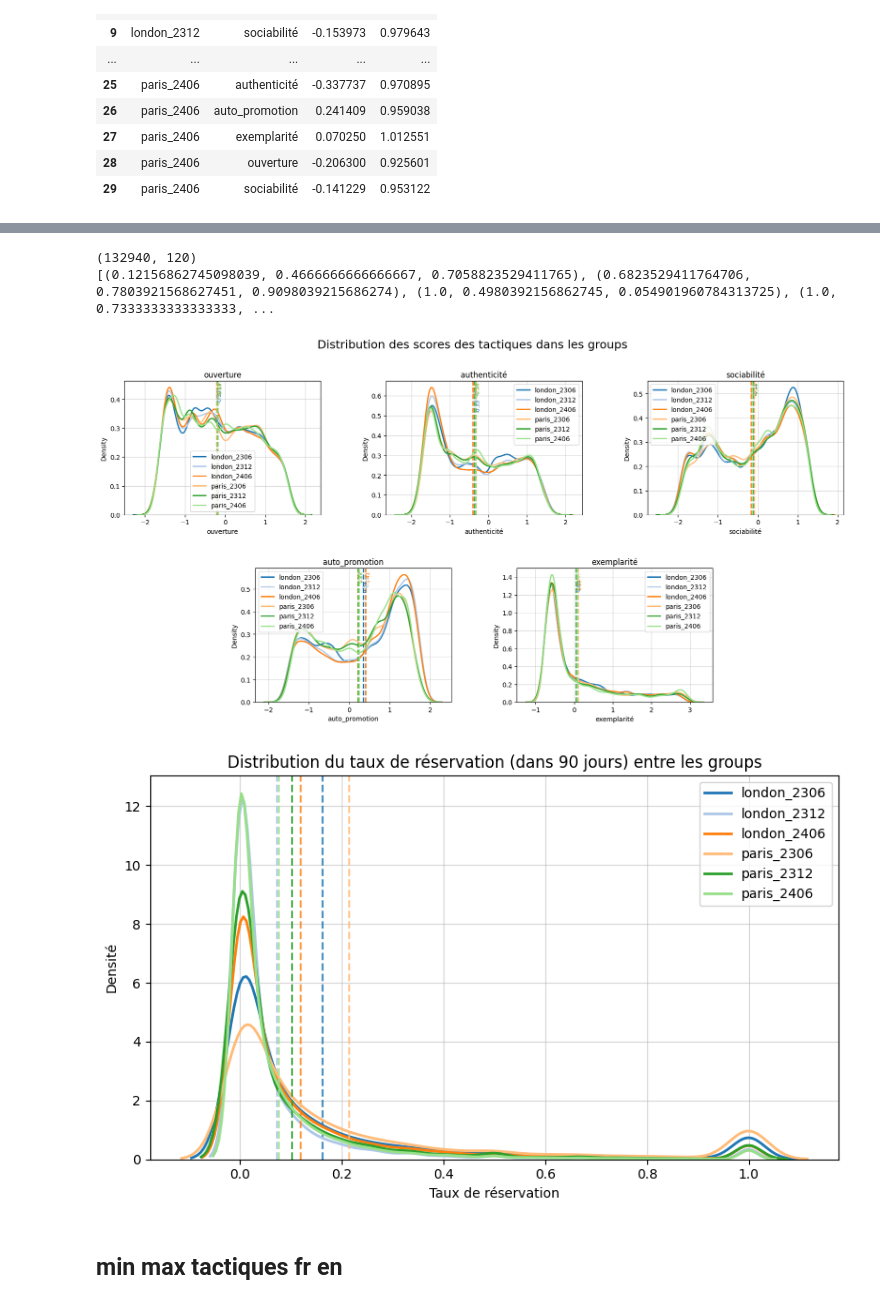
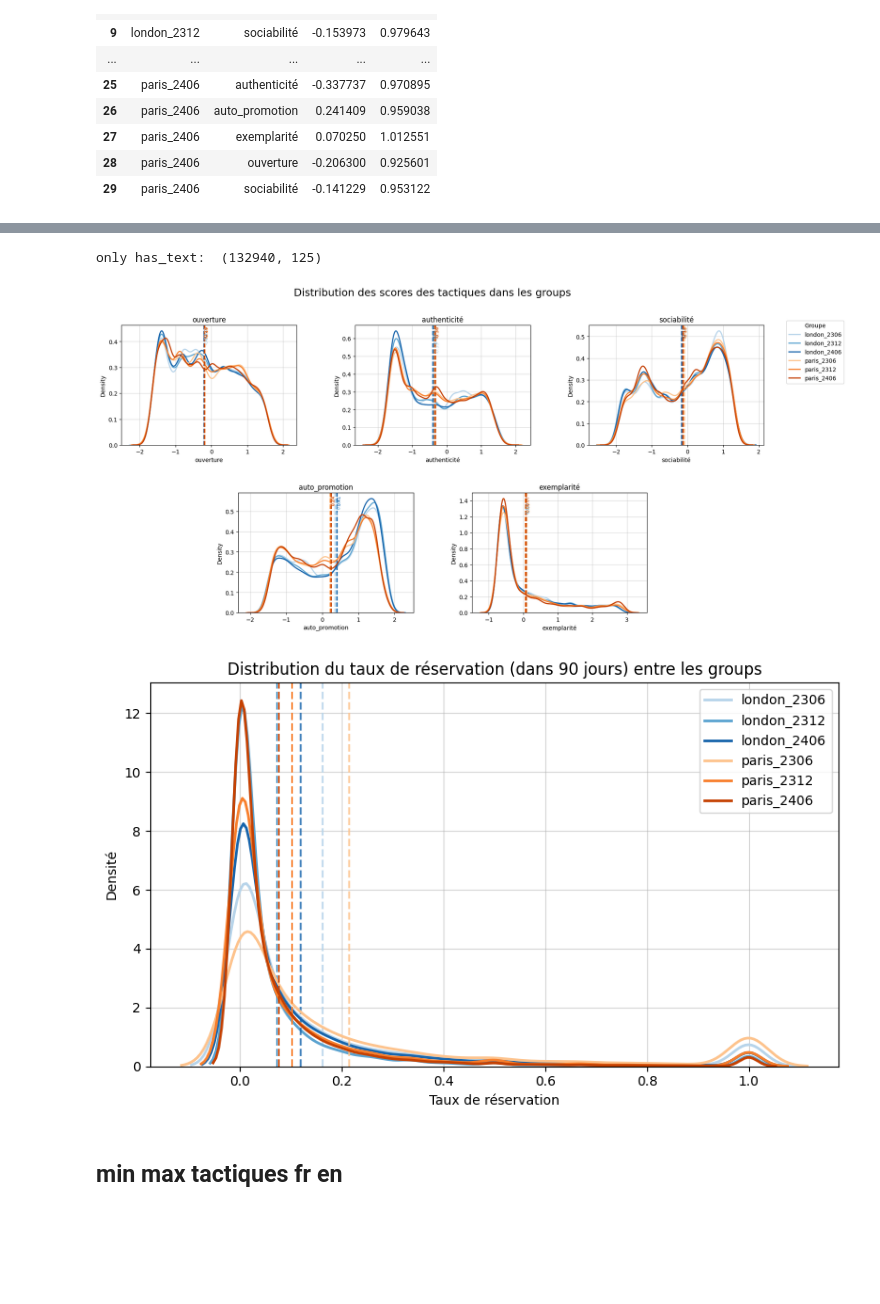
Before and after one commit to yeliu-dh/SelfPresentation_Multimodal_airbnb, a Jupyter notebook: D_stat/test_desc.ipynb, the cells around one changed output, grey strips where cells are left out. Saved outputs shown, nothing was run; the diff lists cells and outputs as text; code cells hidden in the pictures; blank space fills up the shorter version.

```diff
--- a/D_stat/test_desc.ipynb
+++ b/D_stat/test_desc.ipynb
@@ -40,5 +46,5 @@ print(len(x_vars))
 # %%
-path_df="../data_processed\listings_tactics-paris_london-2306_2312_2406.csv"
+path_df="../data_processed\listings_tactics_bio_vis-paris_london-2306_2312_2406.csv"
 df=pd.read_csv(path_df)
 print(df.shape)
 # %% [output]
@@ -418,5 +460,5 @@ display(df_ctrl_cat)
 # %%
-df_stats=df
+df_stats=df.copy()
 
 vars_tactics=["ouverture", "authenticité","sociabilité","auto_promotion","exemplarité"]
 # df变成df_long，策略变量位于variable列中
@@ -603,14 +749,29 @@ import matplotlib.pyplot as plt
 import matplotlib.gridspec as gridspec
 
 df_plot=df[df['has_text']==1]
-print(df_plot.shape)
+print("only has_text: ",df_plot.shape)
 
 tactics = ["ouverture", "authenticité", "sociabilité", "auto_promotion", "exemplarité"]
 groups = df["group"].unique()
 
-colors = sns.color_palette("tab20", len(groups))
+# ---colors---
+blue_cmap = plt.cm.Blues
+orange_cmap = plt.cm.Oranges
+n = 3  # 每组数量
+london_colors = blue_cmap(np.linspace(0.3, 0.8, n))
+paris_colors  = orange_cmap(np.linspace(0.3, 0.8, n))
+
+colors = (
+    list(london_colors) +
+    list(paris_colors)
+)
+palette={k: v for k, v in zip (groups, colors)}
+
+
+
+# colors = sns.color_palette("tab20", len(groups))
 # colors = list(palette.values())
-print(colors)
+# print(colors)
 
 # fig, axes = plt.subplots(2, 3, figsize=(15, 8))
 # axes = axes.flatten()
@@ -630,48 +791,78 @@ ax4 = fig.add_subplot(gs[1, 1:3])
 ax5 = fig.add_subplot(gs[1, 3:5])
 axes.extend([ax4, ax5])
 
-#------------------------
+
+# ---colors---
+blue_cmap = plt.cm.Blues
+orange_cmap = plt.cm.Oranges
+n = 3  # 每组数量
+london_colors = blue_cmap(np.linspace(0.3, 0.8, n))
+paris_colors  = orange_cmap(np.linspace(0.3, 0.8, n))
+
+colors = (
+    list(london_colors) +
+    list(paris_colors)
+)
+palette={k: v for k, v in zip (groups, colors)}
 
 
+# ---vis---
 for i, tactic in enumerate(tactics):
     ax = axes[i]
 
     for group, color in zip(groups, colors):
         group_data = df_plot[df_plot["group"] == group][f"{tactic}"].dropna()
 
         # 填充曲线
         # sns.kdeplot(group_data, fill=True, alpha=0.3, color=color, ax=ax)
 
         # 边界线
         sns.kdeplot(group_data, lw=2, color=color, label=group, ax=ax)
         # mean
         mean_val = group_data.mean()
         ax.axvline(mean_val, linestyle="--", color=color, linewidth=2)
         ax.text(mean_val, ax.get_ylim()[1]*0.9, f"{mean_val:.2f}",
         color=color, rotation=90, fontsize=8)
 
     ax.set_title(tactic)
     # ax.legend()
     ax.grid(alpha=0.5)
     # 关键：删除每个子图 legend
     if ax.get_legend() is not None:
         ax.get_legend().remove()
 
 fig.suptitle(
         "Distribution des scores des tactiques dans les groups",
         fontsize=18,
         y=0.98
     )
-plt.tight_layout()
+handles, labels = ax.get_legend_handles_labels()
+fig.legend(handles, labels, title="Groupe", loc="upper right", bbox_to_anchor=(1, 0.9))
+plt.tight_layout(rect=[0,0, 0.9,1])
 plt.show()
 # %% [output]
-(132940, 120)
-[(0.12156862745098039, 0.4666666666666667, 0.7058823529411765), (0.6823529411764706, 0.7803921568627451, 0.9098039215686274), (1.0, 0.4980392156862745, 0.054901960784313725), (1.0, 0.7333333333333333, ...
+only has_text:  (132940, 125)
-[figure, old version]
+[figure, new version]
 # %%
 
 import matplotlib.pyplot as plt
 import seaborn as sns
+
+
+# ---colors---
+blue_cmap = plt.cm.Blues
+orange_cmap = plt.cm.Oranges
+n = 3  # 每组数量
+london_colors = blue_cmap(np.linspace(0.3, 0.8, n))
+paris_colors  = orange_cmap(np.linspace(0.3, 0.8, n))
+
+colors = (
+    list(london_colors) +
+    list(paris_colors)
+)
+palette={k: v for k, v in zip (groups, colors)}
+
+
 
 df_plot=df.copy()
 fig, ax = plt.subplots(figsize=(8, 5))# 一个图也可以用ax！
@@ -696,7 +887,7 @@ ax.grid(alpha=0.5)
 plt.tight_layout()
 plt.show()
 # %% [output]
-[figure, old version]
+[figure, new version]
 # %% [markdown]
 ## min max tactiques fr en
 # %%
```
Also changed, not shown: parts of 10 cells of this notebook, 10 other files.
